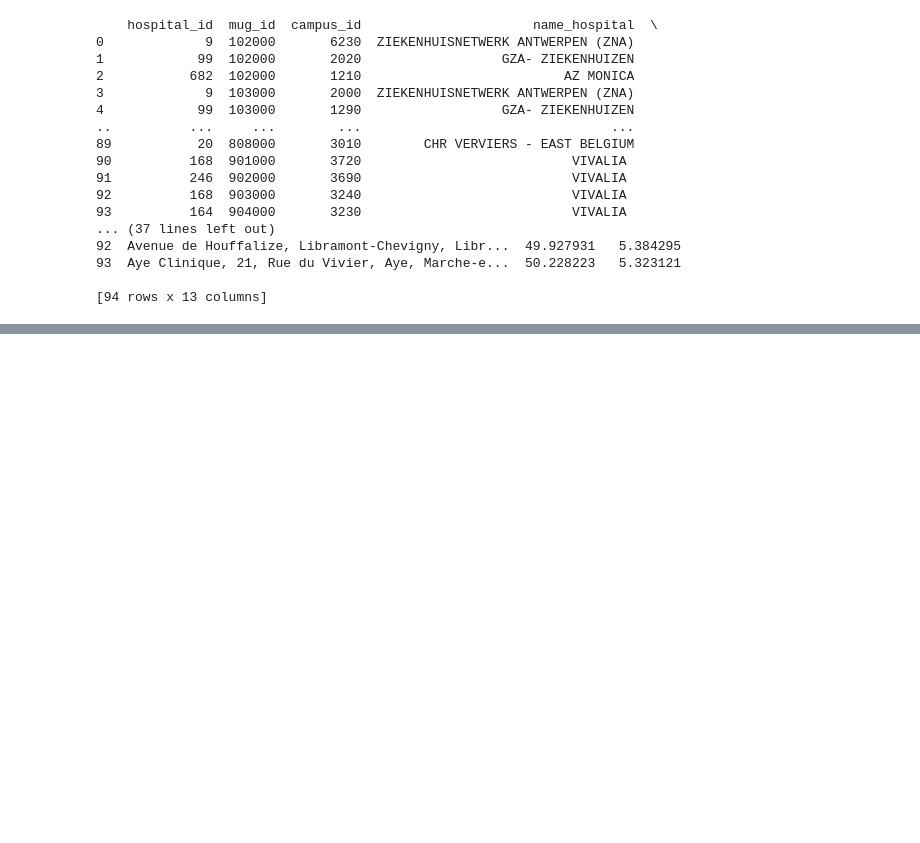
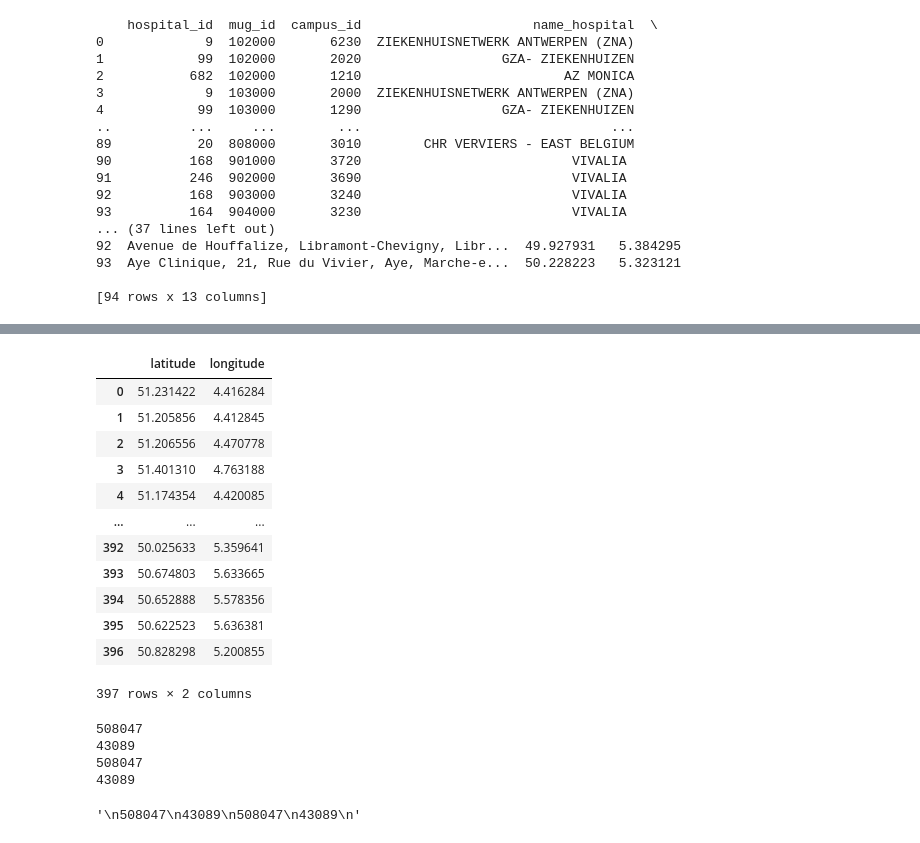
Before and after one commit to Elouan-Debels/MDAProject, a Jupyter notebook: data cleaning.ipynb, the cells around one changed output, grey strips where cells are left out. Cells and saved outputs as stored; diff of their text form; code cells hidden in the pictures; blank space fills up the shorter version.

```diff
--- a/data cleaning.ipynb
+++ b/data cleaning.ipynb
@@ -355,9 +355,12 @@ def geocode_hospitals(df):
 
     return df
 
-# Geocode the hospitals and store results in hospitals_with_coords
+# geocode the hospitals
 pit_hospitals_with_coords = geocode_hospitals(hospitals_df)
 
-# Display the hospitals DataFrame with addresses and coordinates
+#drop columns, we only need the coordinates
+pit_hospitals_with_coords = pit_hospitals_with_coords.loc[:, ['latitude', 'longitude']]
+
+# display the hospitals DataFrame with addresses and coordinates
 print(pit_hospitals_with_coords)
 # %% [output]
@@ -429,4 +432,6 @@ print(mug_hospitals_with_coords)
 
 [94 rows x 13 columns]
 # %%
-mug_hospitals_with_coords.keep[]
+#remove all but the coordinate variables
+mug_hospitals_with_coords = mug_hospitals_with_coords.loc[:, ['latitude', 'longitude']]
+print(mug_hospitals_with_coords)
@@ -433,2 +453,20 @@ mug_hospitals_with_coords.keep[]
+# %%
+ambulance_locations_with_coords = ambulance_locations.loc[:, ['latitude', 'longitude']]
+all_hospital_locations = pd.concat([mug_hospitals_with_coords, pit_hospitals_with_coords, ambulance_locations_with_coords], ignore_index = True)
+all_hospital_locations
+# %% [output]
+|  | latitude | longitude |
+| 0 | 51.231422 | 4.416284 |
+| 1 | 51.205856 | 4.412845 |
+| 2 | 51.206556 | 4.470778 |
+| 3 | 51.401310 | 4.763188 |
+| 4 | 51.174354 | 4.420085 |
+| ... | ... | ... |
+| 392 | 50.025633 | 5.359641 |
+| 393 | 50.674803 | 5.633665 |
+| 394 | 50.652888 | 5.578356 |
+| 395 | 50.622523 | 5.636381 |
+| 396 | 50.828298 | 5.200855 |
+397 rows × 2 columns
 # %%
 #we can simply put all the coordinates in one table, to get a single table of hospital coordinates.
@@ -434,0 +521,24 @@ mug_hospitals_with_coords.keep[]
+# %%
+#finding the minimum value, so we can divide all values and speed up the process in the following cell
+min_lat_bxl = interventions_bxl_coords['latitude_permanence'].min()
+min_long_bxl = interventions_bxl_coords['longitude_permanence'].min()
+
+min_lat_bxl2 = interventions_bxl_coords['latitude_permanence'].min()
+min_long_bxl2 = interventions_bxl_coords['longitude_permanence'].min()
+
+print(min_lat_bxl)
+print(min_long_bxl)
+print(min_lat_bxl2)
+print(min_long_bxl2)
+
+#so for latitude the initial divide can be by 10**4, for longitude it can be 10**3, based on the printed values:
+#508047
+#43089
+#508047
+#43089
+# %% [output]
+508047
+43089
+508047
+43089
+'\n508047\n43089\n508047\n43089\n'
```
Also changed, not shown: parts of 9 cells of this notebook.
